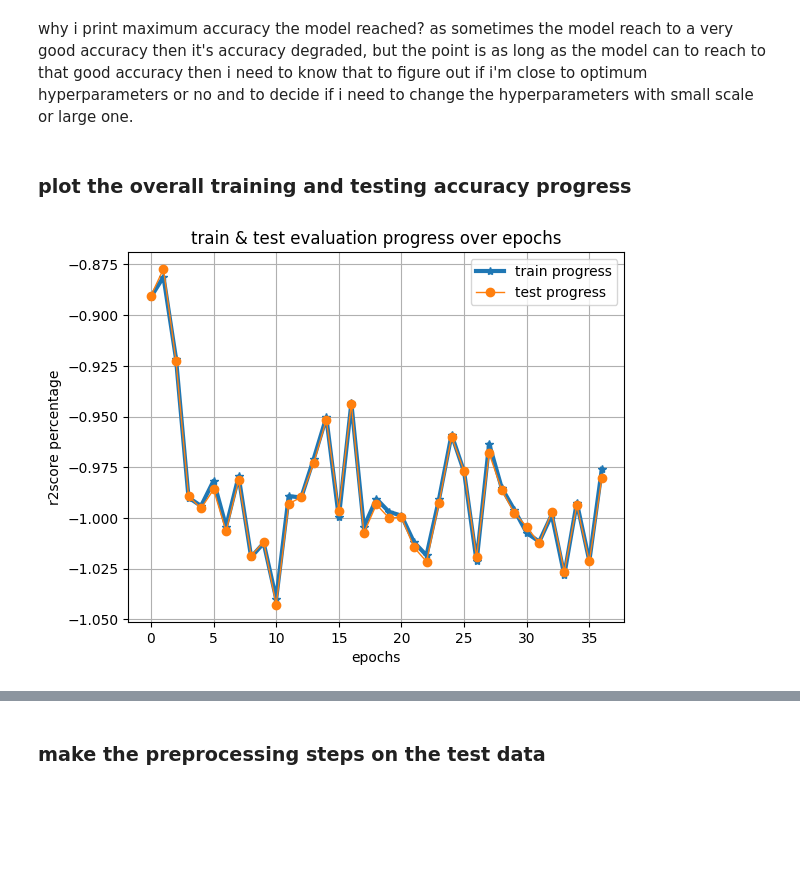
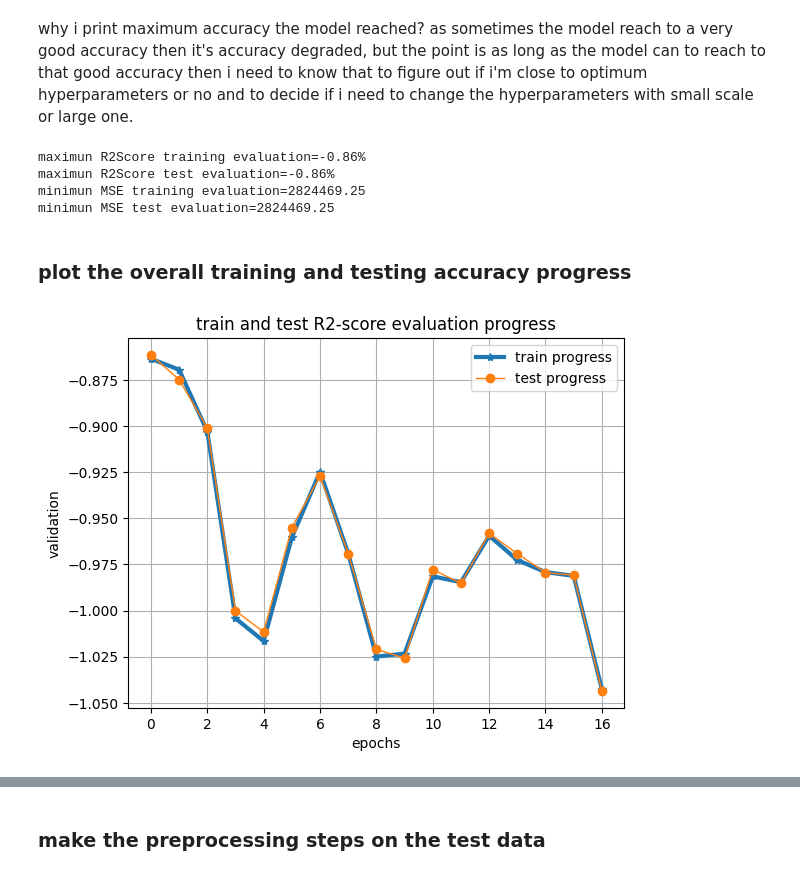
Before and after one commit to salama4ai/AI-project, a Jupyter notebook: PyTorch_model_implementation.ipynb, the cells around one changed output, grey strips where cells are left out. Cells and saved outputs as stored; diff of their text form; code cells hidden in the pictures; blank space fills up the shorter version.

```diff
--- a/PyTorch_model_implementation.ipynb
+++ b/PyTorch_model_implementation.ipynb
@@ -197,6 +205,9 @@ r2score = R2Score(num_outputs=1, adjusted=0).to(device)
 
 #initializing mean-square-error function
 Mean_Square_Error = nn.MSELoss()
+
+# initializing the mean_absolute_percentage_error function
+mean_absolute_percentage_error = MeanAbsolutePercentageError()
 
 # evaluate the performance using the R2Score and mean-square-error pytorch functions
 @torch.no_grad()
@@ -231,11 +242,17 @@ def evaluate_model(model, data_loader):
     # calculate mean square error loss
     mean_square_error_evaluation = Mean_Square_Error(predictions, labels)
 
+    # calculate the mean_absolute_percentage_error_evaluation
+    mean_absolute_percentage_error_evaluation = mean_absolute_percentage_error(predictions, labels)
+
+    # evaluation metric
+    model_evaluations = np.array([r2score_evaluation, mean_square_error_evaluation, mean_absolute_percentage_error_evaluation])
+
     # return the model to the train mode.
     model.train()
 
     # return the r2score_accuracy result
-    return r2score_evaluation, mean_square_error_evaluation
+    return model_evaluations
 # %%
 class network(nn.Module):
     '''create the structure of the model'''
@@ -268,7 +285,7 @@ class network(nn.Module):
         out = F.leaky_relu(self.fc3(out))
         # out = F.leaky_relu(self.fc4(out))
         # out = F.leaky_relu(self.fc5(out))
-        out = F.leaky_relu((self.fc6(out)))
+        out = ((self.fc6(out)))
         # out = F.softmax((self.fc6(out)), dim=1)
 
         # return the result
@@ -281,6 +298,9 @@ class network(nn.Module):
             if isinstance(m, nn.Linear):
                 nn.init.kaiming_uniform_(m.weight)
                 nn.init.constant_(m.bias, 0)
+
+# initializing the model and convert it to device(gpu or cpu)
+model = network().to(device)
 # %%
  # define the training function.
 def train_model(num_epochs, data_loader):
@@ -394,7 +406,7 @@ optimizer = torch.optim.Adam(model.parameters(), lr=lr)
 schedular = torch.optim.lr_scheduler.ReduceLROnPlateau(optimizer, factor=0.9, patience=5, verbose=True)
 
 # determine number of calculations
-num_epochs = 27
+num_epochs = 17
 
 # set the batch size
 batch_size = 512 #4096
@@ -405,12 +417,11 @@ train_loader = DataLoader(dataset=train_set, shuffle=True, batch_size=batch_size
 # create the test_loader object
 test_loader = DataLoader(dataset=test_set, batch_size=batch_size)
 
+# lets check the valaidation before training
+starting_test_eval = evaluate_model(model, data_loader=test_loader)
 
 # call the training function
-(R2Score_train_evaluation_progress,
-MSE_train_evaluation_progress,
-R2Score_test_evaluation_progress,
-MSE_test_evaluation_progress) = train_model(num_epochs, data_loader=train_loader)
+evaluations_progress = train_model(num_epochs, data_loader=train_loader)
 # %% [output]
 network(
   (fc1): Linear(in_features=9, out_features=20, bias=True)
@@ -456,40 +478,44 @@ after 11 epoch, train_evaluation = -100.31%, test_evaluation = -100.49%,       t
 why i print maximum accuracy the model reached? as sometimes the model reach to a very good accuracy then it's accuracy degraded, but the point is as long as the model can to reach to that good accuracy then i need to know that to figure out if i'm close to optimum hyperparameters or no and to decide if i need to change the hyperparameters with small scale or large one.
 # %%
 # printing the maximum training accuracy and maximum testing accuracy the model reached
-print(f"maximun R2Score training evaluation={(max(R2Score_train_evaluation_progress)):.2f}\
-%\nmaximun R2Score test evaluation={(max(R2Score_test_evaluation_progress)):.2f}%\
-maximun MSE training evaluation={(max(MSE_train_evaluation_progress)):.2f}\
-%\nmaximun MSE test evaluation={(max(MSE_test_evaluation_progress)):.2f}%")
+print(f"maximun R2Score training evaluation={(max(evaluations_progress[:, 0, 0])):.2f}%\
+\nmaximun R2Score test evaluation={(max(evaluations_progress[:, 0, 0])):.2f}%\
+\nminimun MSE training evaluation={(min(evaluations_progress[:, 0, 1]))}\
+\nminimun MSE test evaluation={(min(evaluations_progress[:, 0, 1]))}")
+# %% [output]
+maximun R2Score training evaluation=-0.86%
+maximun R2Score test evaluation=-0.86%
+minimun MSE training evaluation=2824469.25
+minimun MSE test evaluation=2824469.25
 # %% [markdown]
 ### plot the overall training and testing accuracy progress
 # %%
-def plot_evaluation(train_progress, test_progress):
+def plot_evaluation(train_progress, test_progress, title):
     '''function to plot the progress of training and testing data'''
 
     # convert the train accuracy list into numpy array.
-    train_line_val = np.array([val.cpu() for val in train_progress])
+    train_line_val = np.array([val for val in train_progress])
     # convert the train accuracy list into numpy array.
-    test_line_val = np.array([val.cpu() for val in test_progress])
+    test_line_val = np.array([val for val in test_progress])
 
     # plot the progress of training accuracy over epochs.
     train_progress, = plt.plot((range(len(train_line_val))), train_line_val, label="train progress", marker="*", linewidth=3)
     # plot the progress of testing accuracy over epochs.
     test_progress, = plt.plot((range(len(test_line_val))), test_line_val, label="test progress", marker="o", linewidth=1)
 
     # set the legend parameters.
     plt.legend(loc="best", handles=[train_progress, test_progress])
     # write the figure title.
-    plt.title(f"train and {test_progress} over epochs")
+    plt.title(title)
     # write the label of x axis.
     plt.xlabel("epochs")
     # write the label of y axis.
-    plt.ylabel("validation percentage")
+    plt.ylabel("validation")
     # add grid to the figure
-    plt.grid()
+    plt.grid(which='major')
     # to show the figure and remove any unwanted appered words
     plt.show()
 
-plot_evaluation(R2Score_train_evaluation_progress, R2Score_test_evaluation_progress)
-plot_evaluation(MSE_train_evaluation_progress, MSE_test_evaluation_progress)
+plot_evaluation(evaluations_progress[:, 0, 0], evaluations_progress[:, 1, 0], 'train and test R2-score evaluation progress')
 # %% [output]
-[figure, old version]
+[figure, new version]
```
Also changed, not shown: parts of 11 cells of this notebook.
